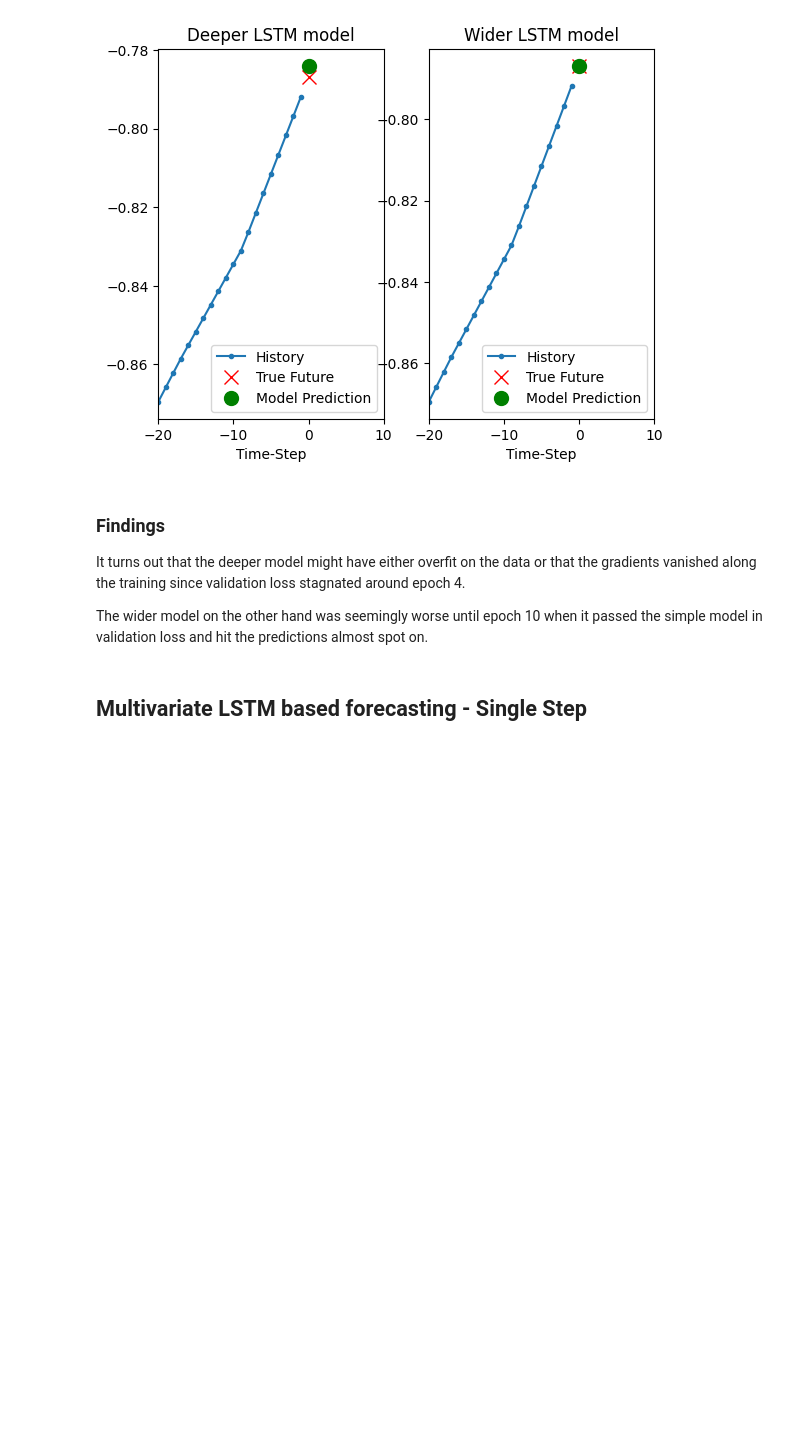
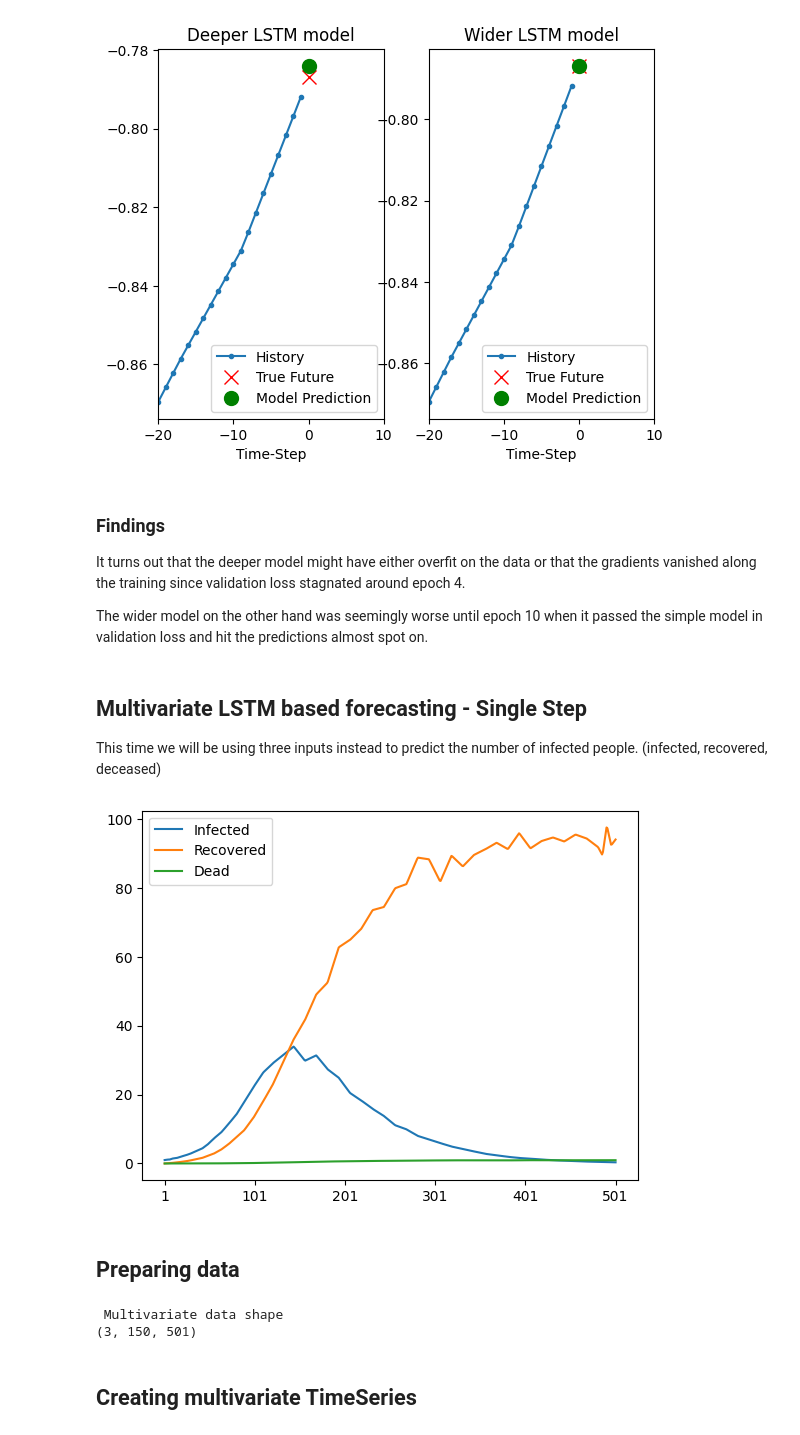
Before and after one commit to kallefrisk/Schoolwork, a Jupyter notebook: Python/DeepLearning/Recurrent_Neural_Net_Demonstration.ipynb, the cells around one changed output. Drawn from its saved outputs; the diff is of its cells as text; code cells hidden in the pictures; blank space fills up the shorter version.

Commit message:
Added simple multivariate LSTM.

```diff
--- a/Python/DeepLearning/Recurrent_Neural_Net_Demonstration.ipynb
+++ b/Python/DeepLearning/Recurrent_Neural_Net_Demonstration.ipynb
@@ -465,3 +465,18 @@ It turns out that the deeper model might have either overfit on the data or that
 The wider model on the other hand was seemingly worse until epoch 10 when it passed the simple model in validation loss and hit the predictions almost spot on.
 # %% [markdown]
 ## Multivariate LSTM based forecasting - Single Step
+
+This time we will be using three inputs instead to predict the number of infected people. (infected, recovered, deceased)
+# %%
+dfInfected.loc[1,:].plot(label='Infected')
+dfRecovered.loc[2,:].plot(label='Recovered')
+dfDead.loc[3,:].plot(label='Dead')
+dfInfected_arr = dfInfected.values
+dfRecovered_arr = dfRecovered.values
+dfDead_arr = dfDead.values
+plt.legend()
+plt.show()
+# %% [output]
+[figure, added]
+# %% [markdown]
+## Preparing data
@@ -467,0 +495,10 @@ The wider model on the other hand was seemingly worse until epoch 10 when it pas
+# %%
+dataset = np.array([dfInfected_data, dfRecovered_data, dfDead_data])
+dataset.shape
+print ('\n Multivariate data shape')
+print(dataset.shape)
+# %% [output]
+ Multivariate data shape
+(3, 150, 501)
+# %% [markdown]
+## Creating multivariate TimeSeries
```
Also changed, not shown: parts of 20 cells of this notebook.
